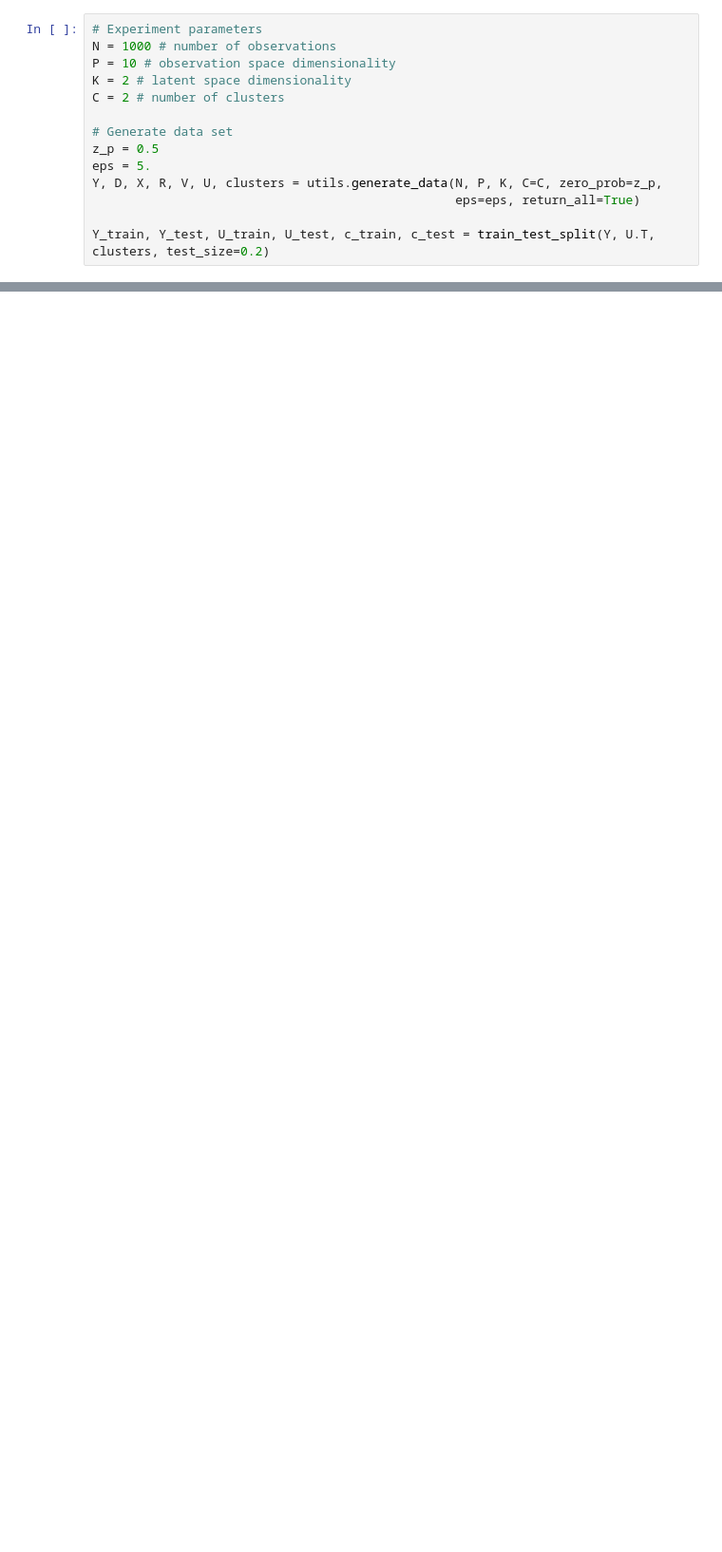
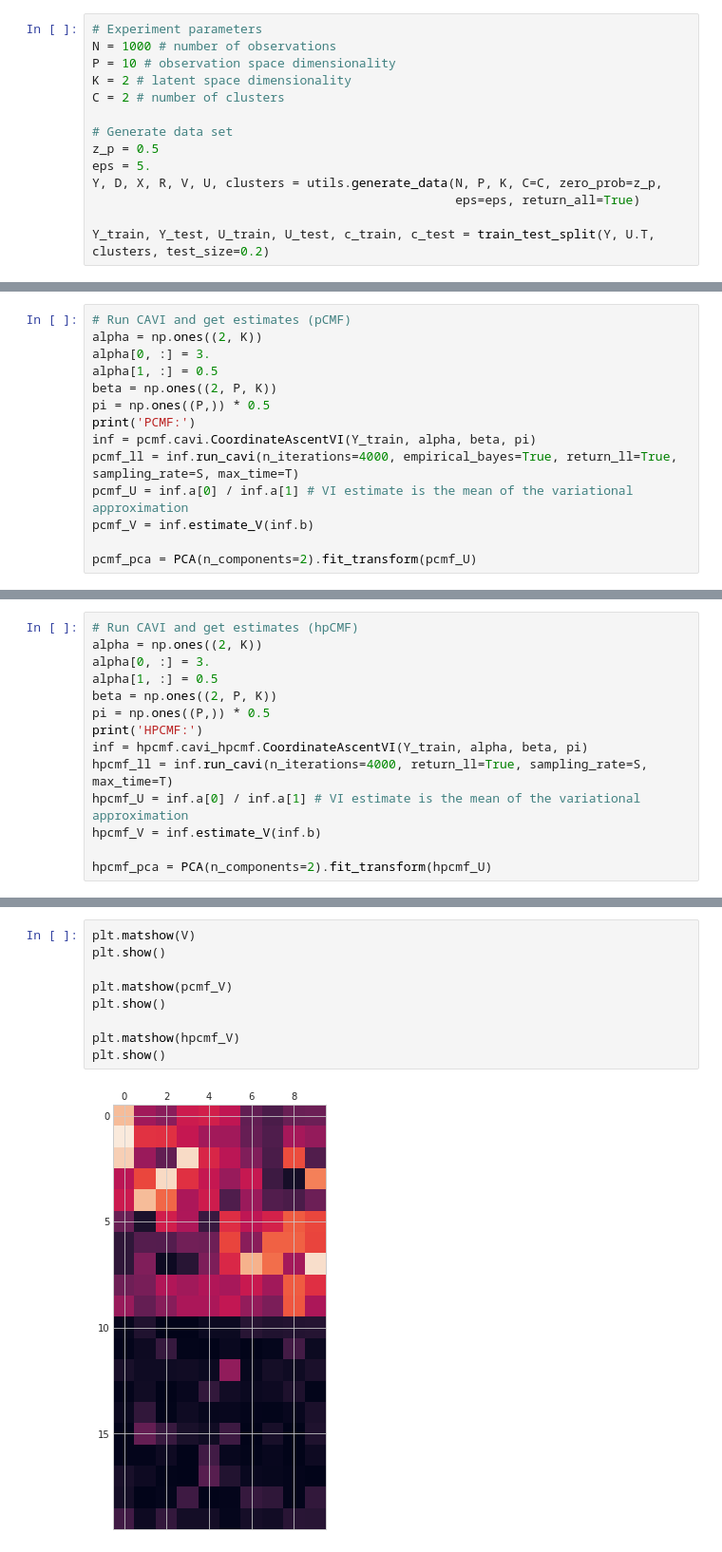
Before and after one commit to pedrofale/mpCMF, a Jupyter notebook: notebooks/Hierarchical pCMF.ipynb, the cells around one changed output, grey strips where cells are left out. Shown at 95% size. Cells and saved outputs as stored; diff of their text form; blank space fills up the shorter version.

```diff
--- a/notebooks/Hierarchical pCMF.ipynb
+++ b/notebooks/Hierarchical pCMF.ipynb
@@ -36,0 +57,14 @@ Y_train, Y_test, U_train, U_test, c_train, c_test = train_test_split(Y, U.T, clu
+# %%
+# Run CAVI and get estimates (pCMF)
+alpha = np.ones((2, K))
+alpha[0, :] = 3.
+alpha[1, :] = 0.5
+beta = np.ones((2, P, K))
+pi = np.ones((P,)) * 0.5
+print('PCMF:')
+inf = pcmf.cavi.CoordinateAscentVI(Y_train, alpha, beta, pi)
+pcmf_ll = inf.run_cavi(n_iterations=4000, empirical_bayes=True, return_ll=True, sampling_rate=S, max_time=T)
+pcmf_U = inf.a[0] / inf.a[1] # VI estimate is the mean of the variational approximation
+pcmf_V = inf.estimate_V(inf.b)
+
+pcmf_pca = PCA(n_components=2).fit_transform(pcmf_U)
@@ -36,0 +74,14 @@ Y_train, Y_test, U_train, U_test, c_train, c_test = train_test_split(Y, U.T, clu
+# %%
+# Run CAVI and get estimates (hpCMF)
+alpha = np.ones((2, K))
+alpha[0, :] = 3.
+alpha[1, :] = 0.5
+beta = np.ones((2, P, K))
+pi = np.ones((P,)) * 0.5
+print('HPCMF:')
+inf = hpcmf.cavi_hpcmf.CoordinateAscentVI(Y_train, alpha, beta, pi)
+hpcmf_ll = inf.run_cavi(n_iterations=4000, return_ll=True, sampling_rate=S, max_time=T)
+hpcmf_U = inf.a[0] / inf.a[1] # VI estimate is the mean of the variational approximation
+hpcmf_V = inf.estimate_V(inf.b)
+
+hpcmf_pca = PCA(n_components=2).fit_transform(hpcmf_U)
@@ -116,0 +156,11 @@ plt.show()
+# %%
+plt.matshow(V)
+plt.show()
+
+plt.matshow(pcmf_V)
+plt.show()
+
+plt.matshow(hpcmf_V)
+plt.show()
+# %% [output]
+[figure, added]
```
Also changed, not shown: parts of 13 cells of this notebook, 1 other file.
